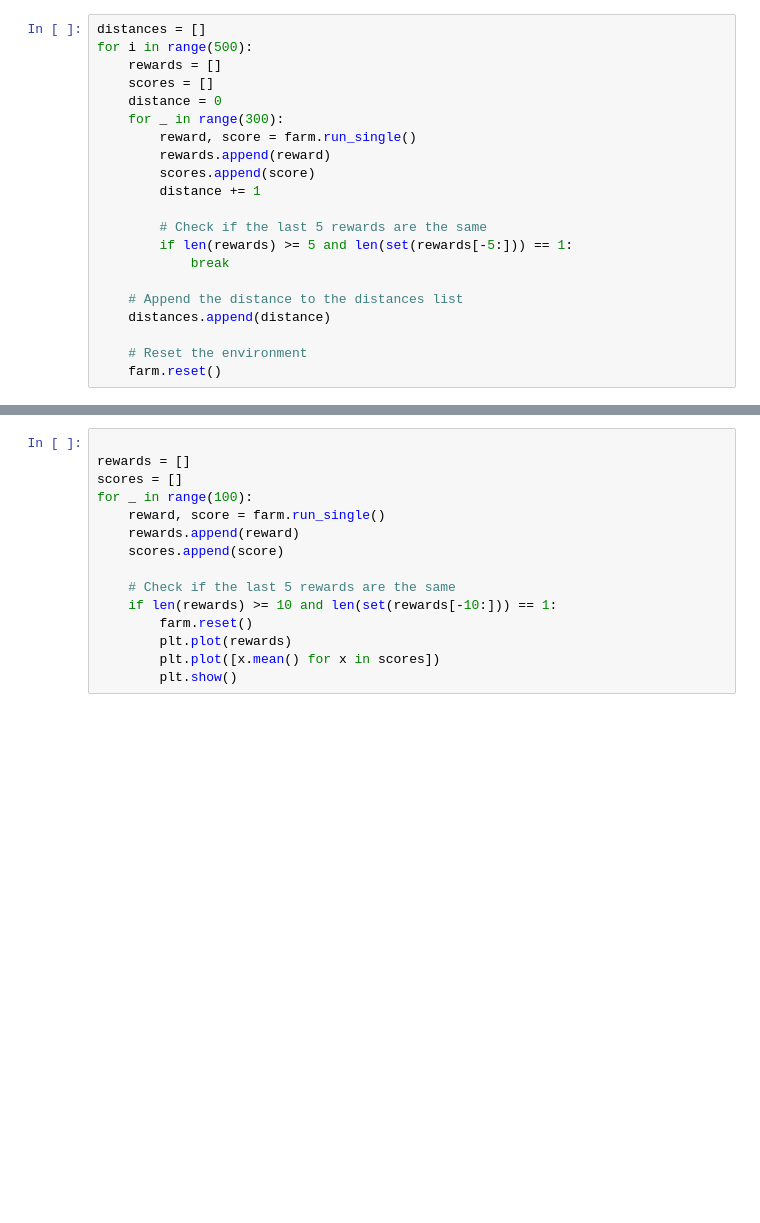
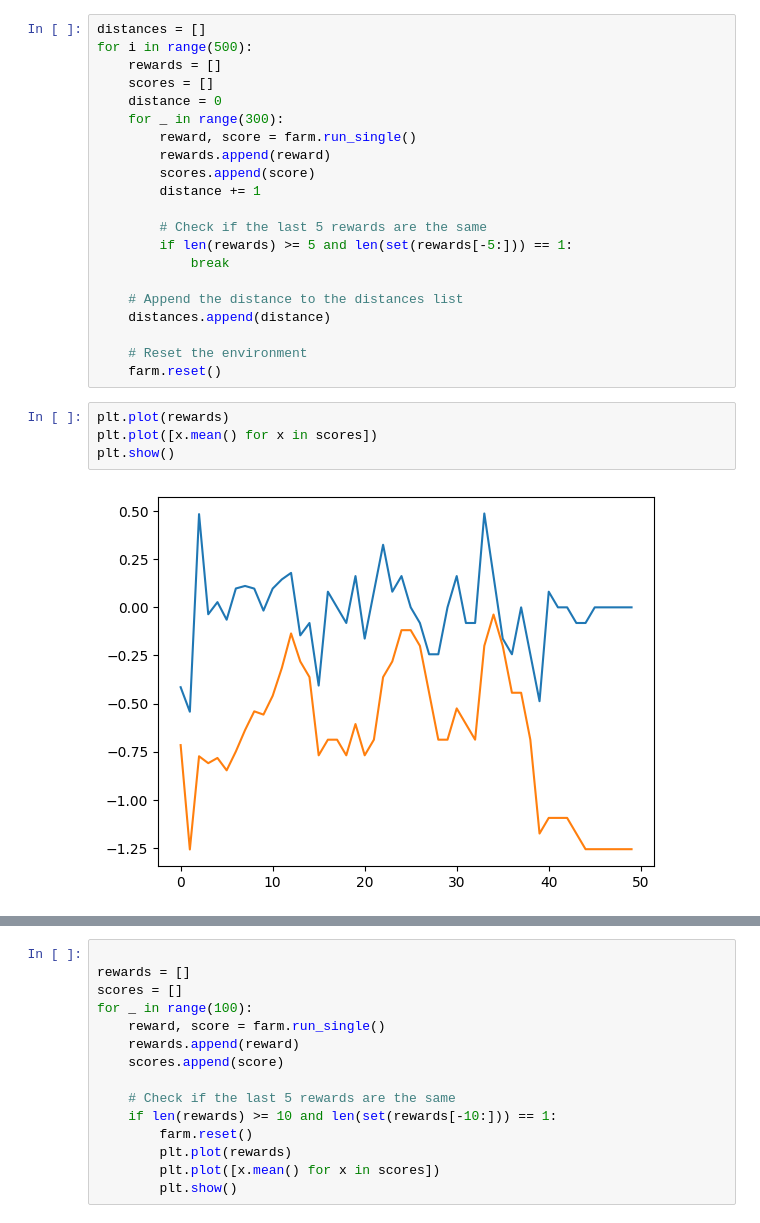
Before and after one commit to cjGO/breeder_agent, a Jupyter notebook: test.ipynb, the cells around one changed output, grey strips where cells are left out. Saved outputs shown, nothing was run; the diff lists cells and outputs as text; blank space fills up the shorter version.

```diff
--- a/test.ipynb
+++ b/test.ipynb
@@ -925,6 +950,12 @@ for i in range(500):
 
     # Reset the environment
     farm.reset()
+# %%
+plt.plot(rewards)
+plt.plot([x.mean() for x in scores])
+plt.show()
+# %% [output]
+[figure, added]
 # %%
 plt.plot(distances)
 # %% [output]
```
Also changed, not shown: parts of 7 cells of this notebook.
